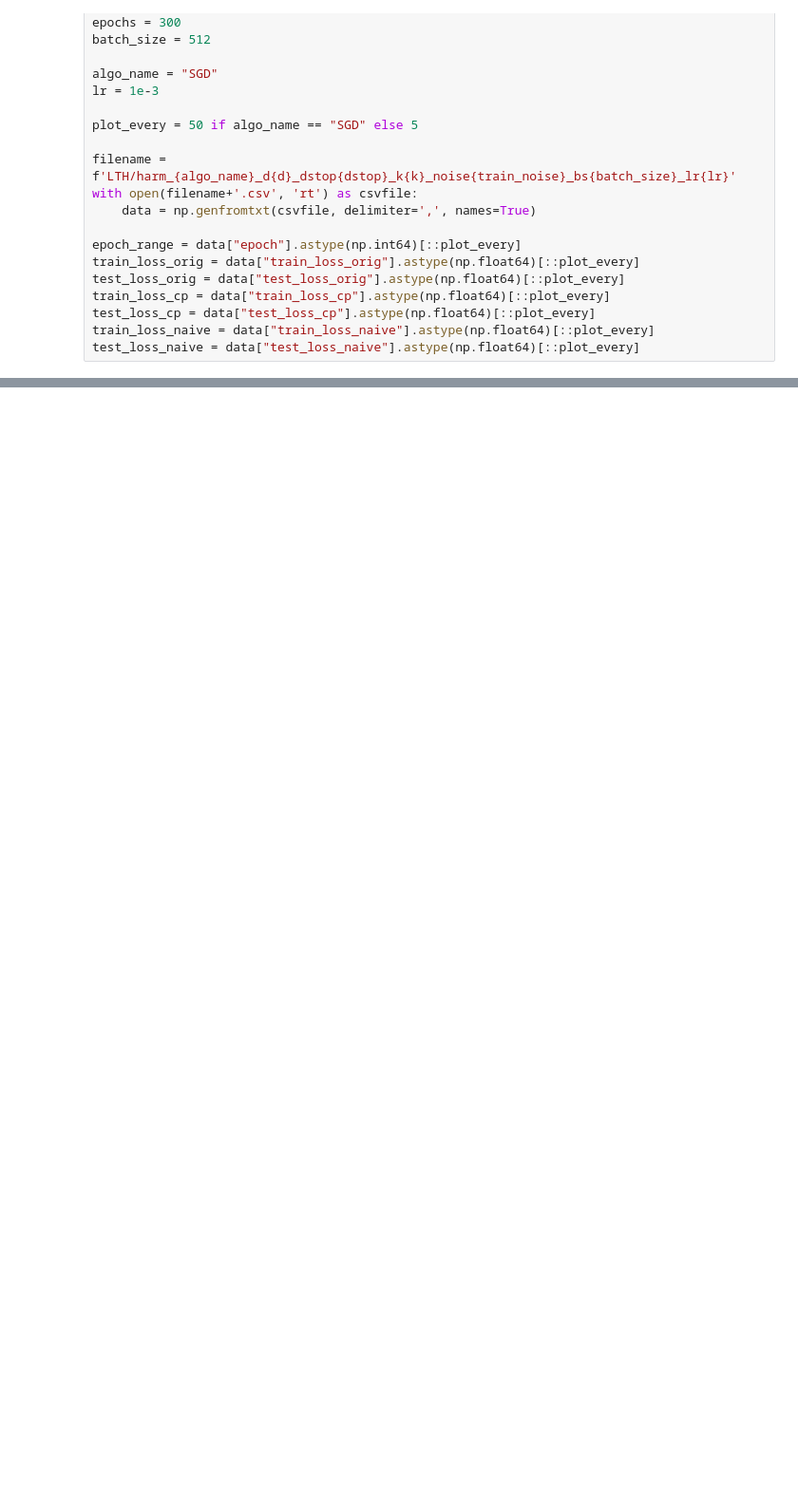
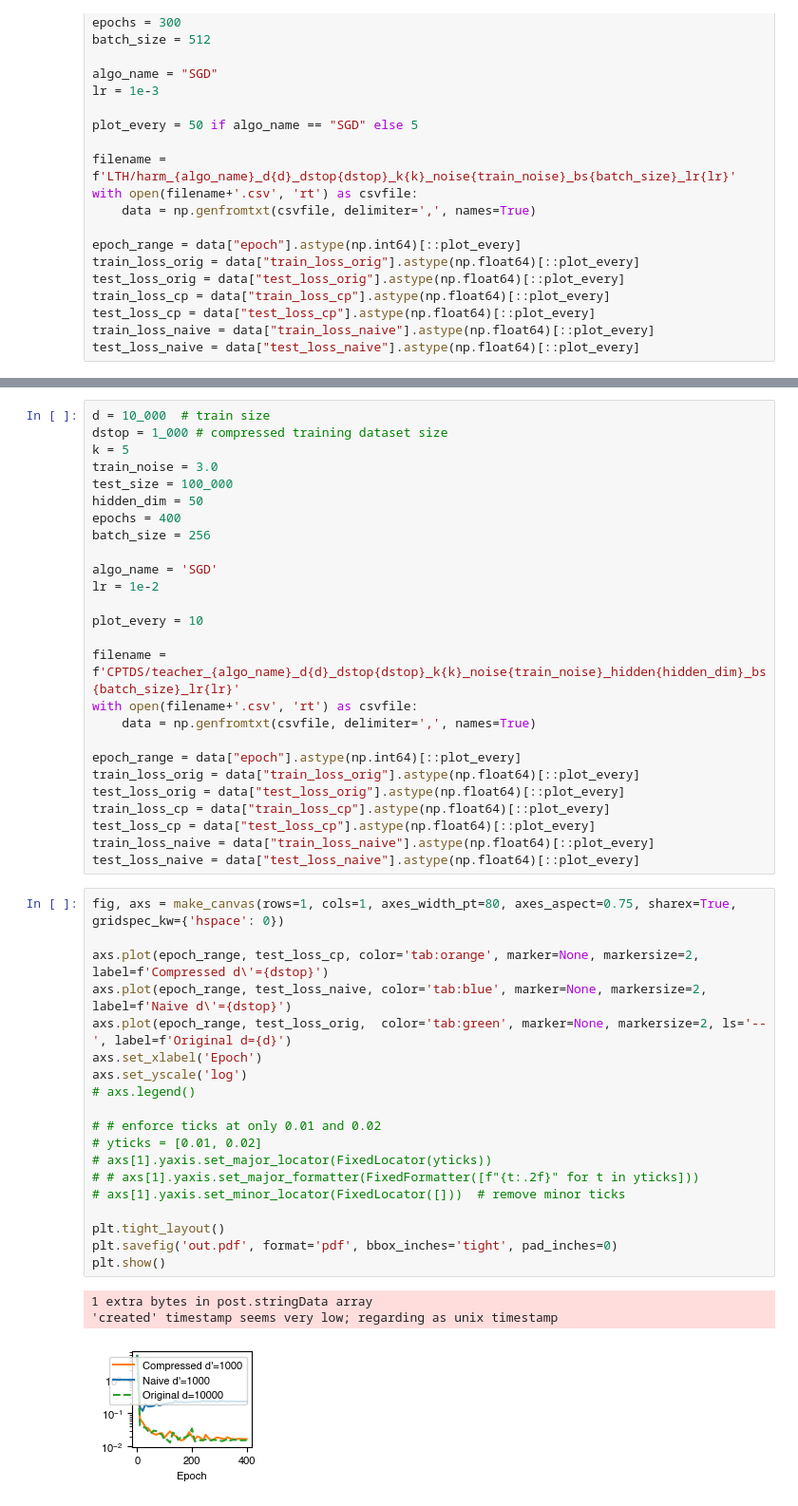
Before and after one commit to WHY-David/moment_compression, a Jupyter notebook: new/plot.ipynb, the cells around one changed output, grey strips where cells are left out. Shown at 95% size. Saved outputs shown, nothing was run; the diff lists cells and outputs as text; blank space fills up the shorter version.

```diff
--- a/new/plot.ipynb
+++ b/new/plot.ipynb
@@ -61,0 +71,49 @@ plt.show()
+# %%
+d = 10_000  # train size
+dstop = 1_000 # compressed training dataset size
+k = 5
+train_noise = 3.0
+test_size = 100_000
+hidden_dim = 50
+epochs = 400
+batch_size = 256
+
+algo_name = 'SGD'
+lr = 1e-2
+
+plot_every = 10
+
+filename = f'CPTDS/teacher_{algo_name}_d{d}_dstop{dstop}_k{k}_noise{train_noise}_hidden{hidden_dim}_bs{batch_size}_lr{lr}'
+with open(filename+'.csv', 'rt') as csvfile:
+    data = np.genfromtxt(csvfile, delimiter=',', names=True)
+
+epoch_range = data["epoch"].astype(np.int64)[::plot_every]
+train_loss_orig = data["train_loss_orig"].astype(np.float64)[::plot_every]
+test_loss_orig = data["test_loss_orig"].astype(np.float64)[::plot_every]
+train_loss_cp = data["train_loss_cp"].astype(np.float64)[::plot_every]
+test_loss_cp = data["test_loss_cp"].astype(np.float64)[::plot_every]
+train_loss_naive = data["train_loss_naive"].astype(np.float64)[::plot_every]
+test_loss_naive = data["test_loss_naive"].astype(np.float64)[::plot_every]
+# %%
+fig, axs = make_canvas(rows=1, cols=1, axes_width_pt=80, axes_aspect=0.75, sharex=True, gridspec_kw={'hspace': 0})
+
+axs.plot(epoch_range, test_loss_cp, color='tab:orange', marker=None, markersize=2, label=f'Compressed d\'={dstop}')
+axs.plot(epoch_range, test_loss_naive, color='tab:blue', marker=None, markersize=2, label=f'Naive d\'={dstop}')
+axs.plot(epoch_range, test_loss_orig,  color='tab:green', marker=None, markersize=2, ls='--', label=f'Original d={d}')
+axs.set_xlabel('Epoch')
+axs.set_yscale('log')
+# axs.legend()
+
+# # enforce ticks at only 0.01 and 0.02
+# yticks = [0.01, 0.02]
+# axs[1].yaxis.set_major_locator(FixedLocator(yticks))
+# # axs[1].yaxis.set_major_formatter(FixedFormatter([f"{t:.2f}" for t in yticks]))
+# axs[1].yaxis.set_minor_locator(FixedLocator([]))  # remove minor ticks
+
+plt.tight_layout()
+plt.savefig('out.pdf', format='pdf', bbox_inches='tight', pad_inches=0)
+plt.show()
+# %% [output]
+1 extra bytes in post.stringData array
+'created' timestamp seems very low; regarding as unix timestamp
+[figure, added]
```
Also changed, not shown: parts of 6 cells of this notebook, 29 other files.
